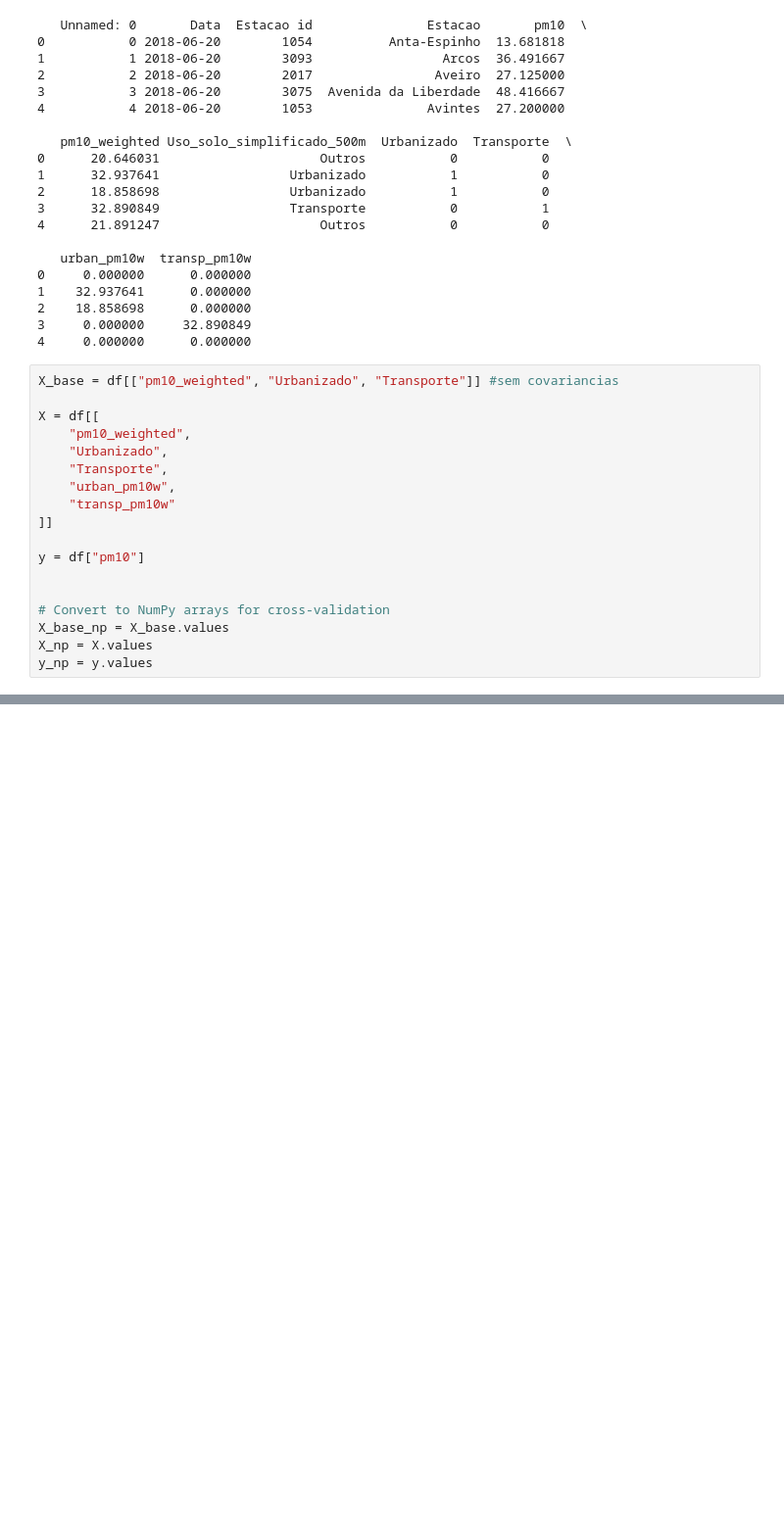
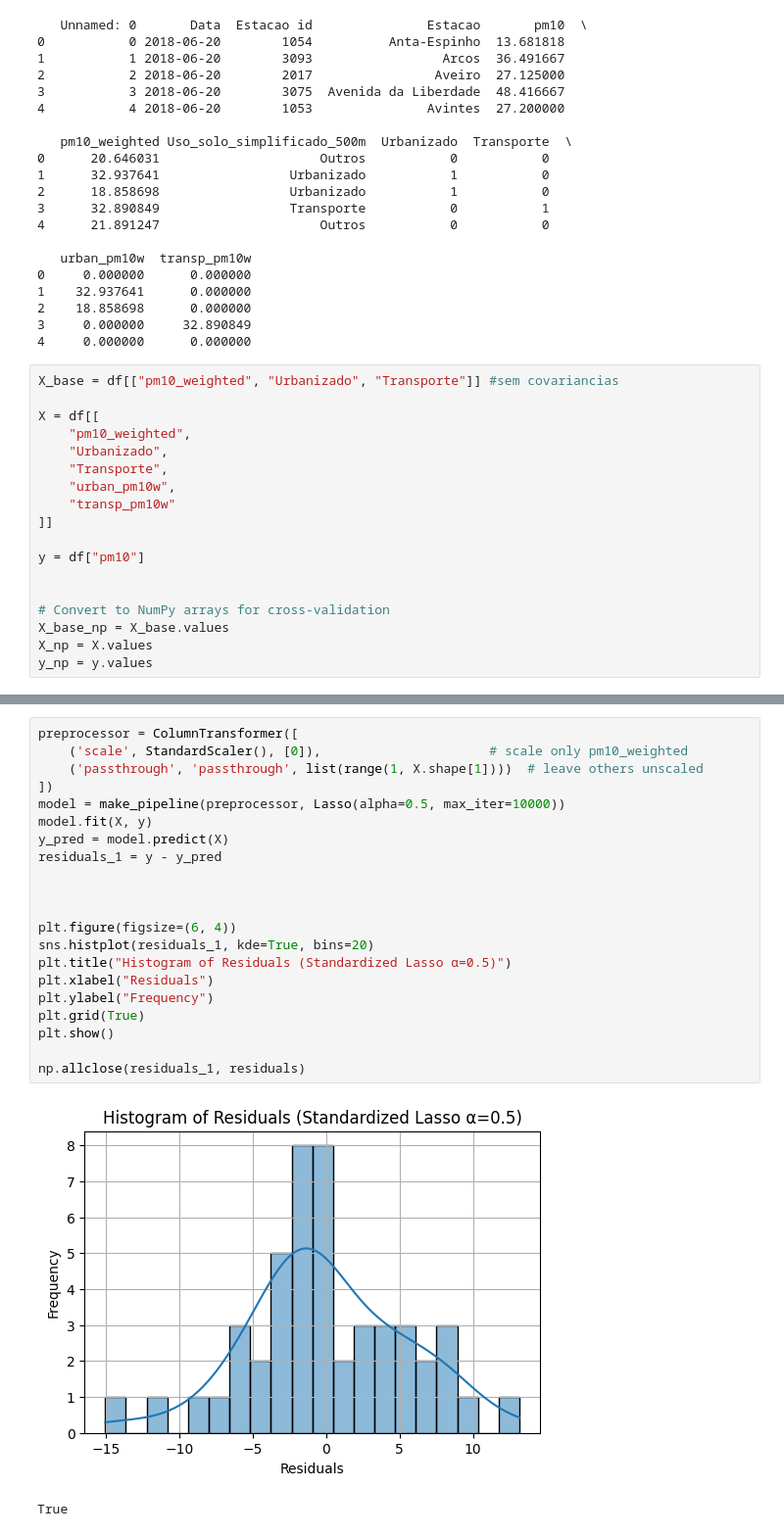
Before and after one commit to FC1104-XX/ProjIntegrador, a Jupyter notebook: lasso.ipynb, the cells around one changed output, grey strips where cells are left out. Shown at 98% size. Saved outputs shown, nothing was run; the diff lists cells and outputs as text; blank space fills up the shorter version.

```diff
--- a/lasso.ipynb
+++ b/lasso.ipynb
@@ -233,0 +265,24 @@ MAE:  4.415
+# %%
+preprocessor = ColumnTransformer([
+    ('scale', StandardScaler(), [0]),                      # scale only pm10_weighted
+    ('passthrough', 'passthrough', list(range(1, X.shape[1])))  # leave others unscaled
+])
+model = make_pipeline(preprocessor, Lasso(alpha=0.5, max_iter=10000))
+model.fit(X, y)
+y_pred = model.predict(X)
+residuals_1 = y - y_pred
+
+
+
+plt.figure(figsize=(6, 4))
+sns.histplot(residuals_1, kde=True, bins=20)
+plt.title("Histogram of Residuals (Standardized Lasso α=0.5)")
+plt.xlabel("Residuals")
+plt.ylabel("Frequency")
+plt.grid(True)
+plt.show()
+
+np.allclose(residuals_1, residuals)
+# %% [output]
+[figure, added]
+True
```
Also changed, not shown: parts of 5 cells of this notebook, 1 other file.
